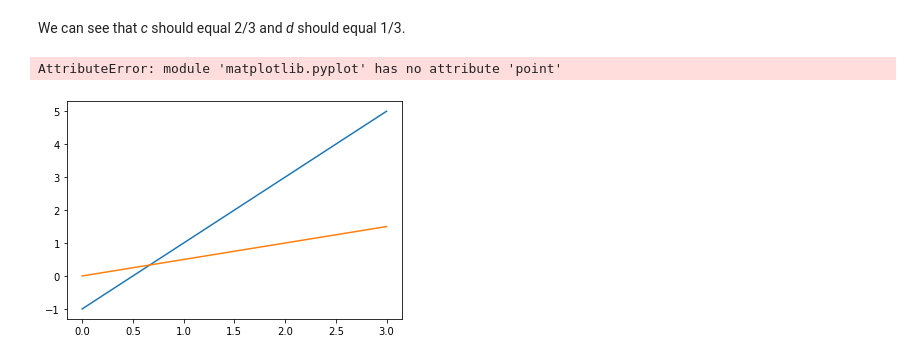
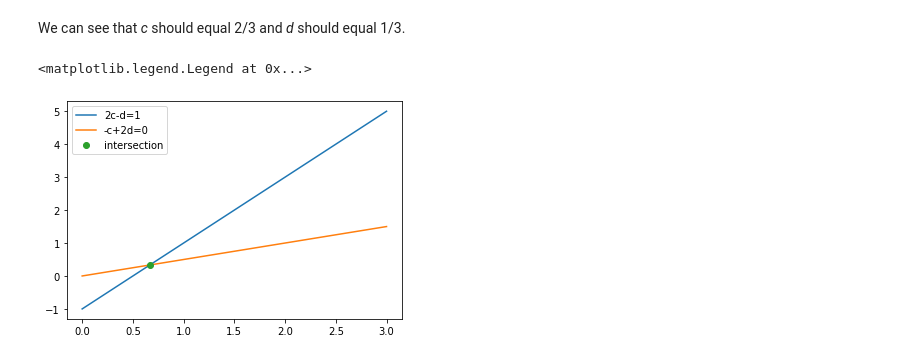
Before and after one commit to theohartsook/some_math_stuff, a Jupyter notebook: Strang Linear Algebra 1.1 Worked Examples.ipynb, the cells around one changed output. Cells and saved outputs as stored; diff of their text form; code cells hidden in the pictures.

Commit message:
fixed point plot in 1.1C

```diff
--- a/Strang Linear Algebra 1.1 Worked Examples.ipynb
+++ b/Strang Linear Algebra 1.1 Worked Examples.ipynb
@@ -314,17 +314,17 @@ We can see that *c* should equal 2/3 and *d* should equal 1/3.
 # %%
 # import necessary libraries
 import numpy as np
 import matplotlib.pyplot as plt
 
 c = np.linspace(0, 3)
 y1 = (2*c)-1
 y2 = (c)/2
 
 plt.plot(c,y1, label='2c-d=1')
 plt.plot(c,y2, label='-c+2d=0')
-plt.plot(0.67, 0.33, label='intersection')
+plt.plot(0.67, 0.33, 'o',label='intersection')
 
 plt.legend()
 # %% [output]
-AttributeError: module 'matplotlib.pyplot' has no attribute 'point'
+<matplotlib.legend.Legend at 0x...>
-[figure, old version]
+[figure, new version]
```
